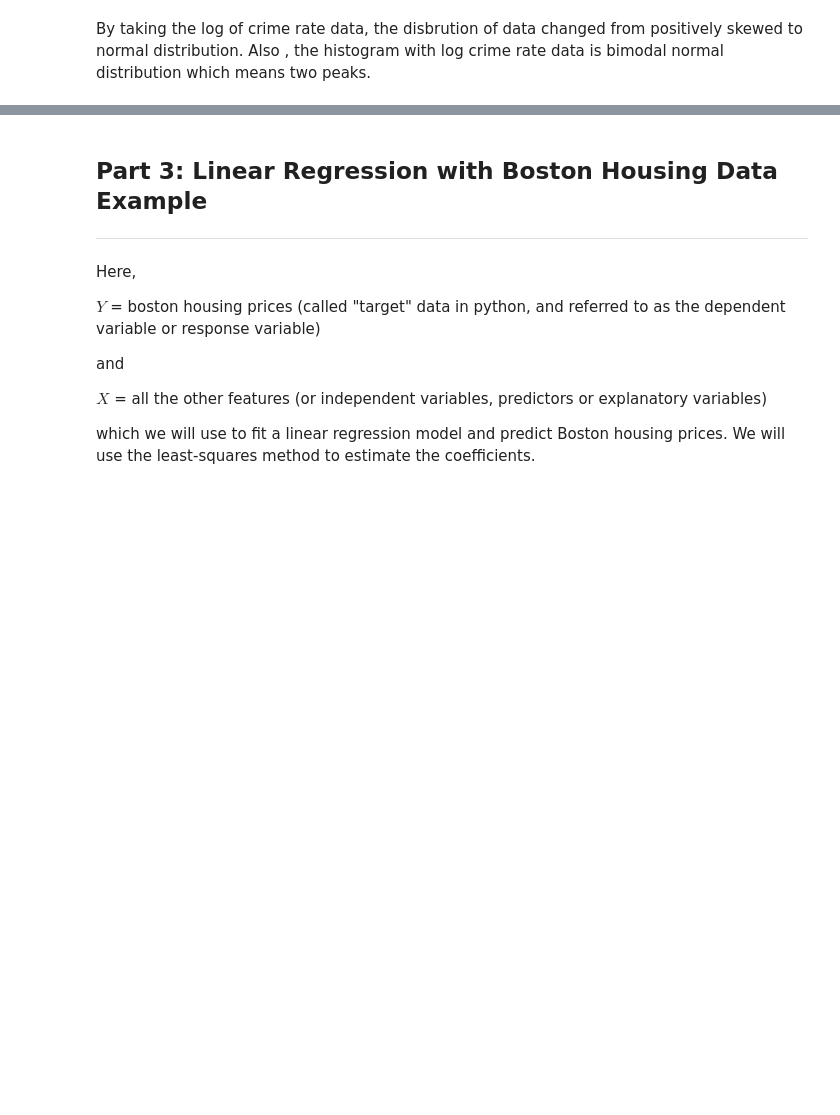
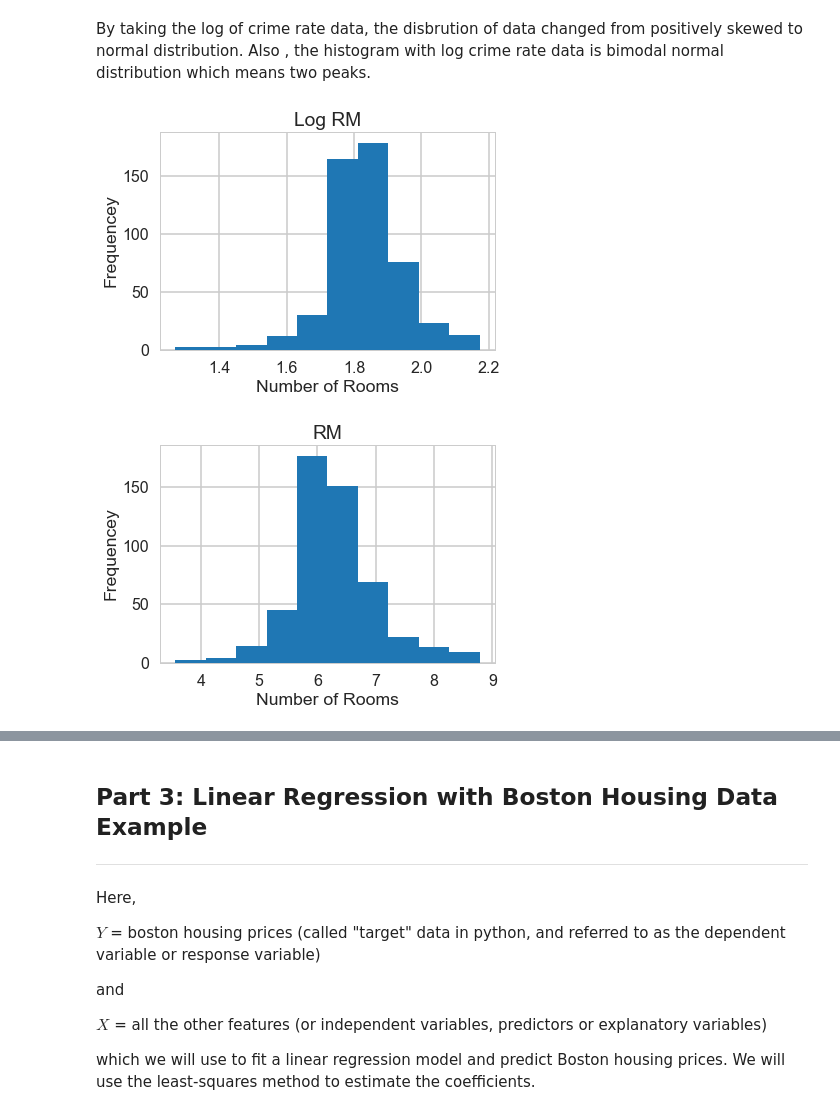
Before and after one commit to sowjanya2106/Springboard, a Jupyter notebook: Machine Learning/linear_regression/Mini_Project_Linear_Regression.ipynb, the cells around one changed output, grey strips where cells are left out. Drawn from its saved outputs; the diff is of its cells as text; code cells hidden in the pictures; blank space fills up the shorter version.

```diff
--- a/Machine Learning/linear_regression/Mini_Project_Linear_Regression.ipynb
+++ b/Machine Learning/linear_regression/Mini_Project_Linear_Regression.ipynb
@@ -358,4 +358,19 @@ plt.show()
 [figure]
 # %% [markdown]
 By taking the log of crime rate data, the disbrution of data changed from positively skewed to normal distribution. Also , the histogram with log crime rate data is bimodal normal distribution which means two peaks.
+# %%
+plt.hist(np.log(bos.RM))
+plt.title("Log RM")
+plt.xlabel("Number of Rooms")
+plt.ylabel("Frequencey")
+plt.show()
+
+plt.hist(bos.RM)
+plt.title("RM")
+plt.xlabel("Number of Rooms")
+plt.ylabel("Frequencey")
+plt.show()
+# %% [output]
+[figure, added]
+[figure, added]
 # %%
```
Also changed, not shown: parts of 14 cells of this notebook, 11 other files.
